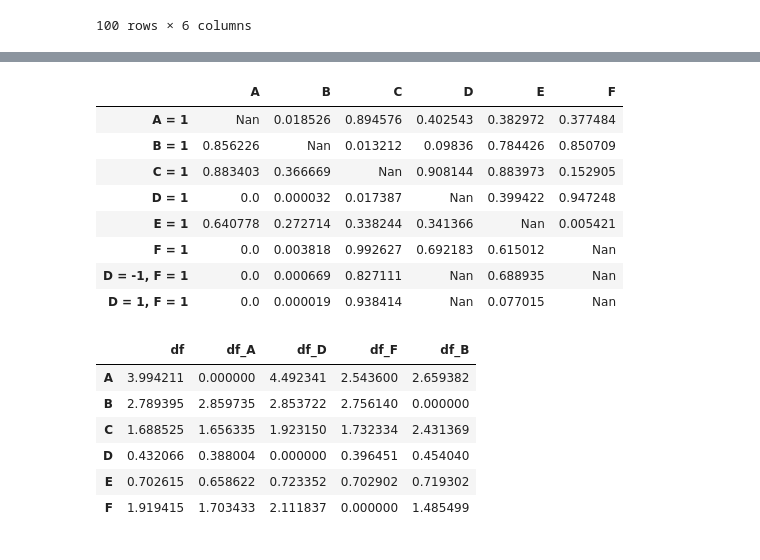
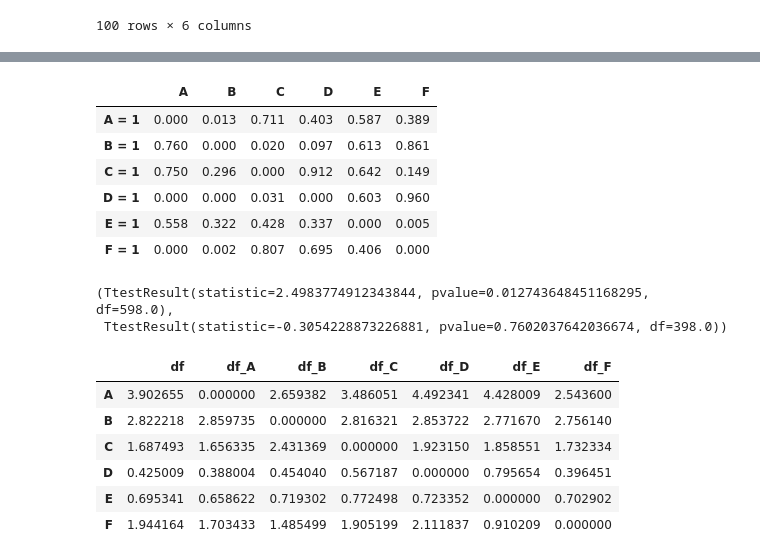
Before and after one commit to Villinger1999/BO-Mini-project, a Jupyter notebook: C-project/correlation.ipynb, the cells around one changed output, grey strips where cells are left out. Drawn from its saved outputs; the diff is of its cells as text; code cells hidden in the pictures.

```diff
--- a/C-project/correlation.ipynb
+++ b/C-project/correlation.ipynb
@@ -592,9 +488,10 @@ ttest_FA, ttest_FB, ttest_FD
 # %%
 ttest_AC = ttest_ind(df['A'], df_C['A']) # not significant
 ttest_BC = ttest_ind(df['B'], df_C['B']) # not significant
+ttest_CC = ttest_ind(df['C'], df_C['C']) # significant
 ttest_DC = ttest_ind(df['D'], df_C['D']) # not significant
 ttest_EC = ttest_ind(df['E'], df_C['E']) # not significant
-ttest_FC = ttest_ind(df['F'], df_C['F']) # significant
+ttest_FC = ttest_ind(df['F'], df_C['F']) # not significant
 
-ttest_AC, ttest_BC, ttest_DC, ttest_EC, ttest_FC
+ttest_AC, ttest_BC, ttest_CC, ttest_DC, ttest_EC, ttest_FC
 # %% [output]
@@ -605,0 +504,9 @@ ttest_AC, ttest_BC, ttest_DC, ttest_EC, ttest_FC
+# %%
+ttest_AD = ttest_ind(df['A'], df_D['A']) # significant
+ttest_BD = ttest_ind(df['B'], df_D['B']) # significant
+ttest_CD = ttest_ind(df['C'], df_D['C']) # significant
+ttest_DD = ttest_ind(df['D'], df_D['D']) # significant
+ttest_ED = ttest_ind(df['E'], df_D['E']) # not significant
+ttest_FD = ttest_ind(df['F'], df_D['F']) # not significant
+
+ttest_AD, ttest_BD, ttest_CD, ttest_DD, ttest_ED, ttest_FD
@@ -608,7 +522,8 @@ ttest_AE = ttest_ind(df['A'], df_E['A']) # not significant
 ttest_BE = ttest_ind(df['B'], df_E['B']) # not significant
 ttest_CE = ttest_ind(df['C'], df_E['C']) # significant
 ttest_DE = ttest_ind(df['D'], df_E['D']) # not significant
+ttest_EE = ttest_ind(df['E'], df_E['E']) # significant
 ttest_FE = ttest_ind(df['F'], df_E['F']) # significant
 
-ttest_AE, ttest_BE, ttest_CE, ttest_DE, ttest_FE
+ttest_AE, ttest_BE, ttest_CE, ttest_DE, ttest_EE, ttest_FE
 # %% [output]
@@ -619,0 +536,9 @@ ttest_AE, ttest_BE, ttest_CE, ttest_DE, ttest_FE
+# %%
+ttest_AF = ttest_ind(df['A'], df_F['A']) # significant
+ttest_BF = ttest_ind(df['B'], df_F['B']) # significant
+ttest_CF = ttest_ind(df['C'], df_F['C']) # not significant
+ttest_DF = ttest_ind(df['D'], df_F['D']) # not significant
+ttest_EF = ttest_ind(df['E'], df_F['E']) # not significant
+ttest_FF = ttest_ind(df['F'], df_F['F']) # significant
+
+ttest_AF, ttest_BF, ttest_CF, ttest_DF, ttest_EF, ttest_FF
@@ -644,24 +576,29 @@ ttest_D_FA, ttest_D_FB, ttest_D_FC, ttest_D_FE
 # %%
 # make a table containing all the pvalues from the t-test results
-table_ttest = pd.DataFrame({'A': ['Nan', ttest_AB.pvalue, ttest_AC.pvalue, ttest_AD.pvalue, ttest_AE.pvalue, ttest_AF.pvalue, ttest_D_FA.pvalue, ttest_DFA.pvalue],
-                            'B': [ttest_BA.pvalue, 'Nan', ttest_BC.pvalue, ttest_BD.pvalue, ttest_BE.pvalue, ttest_BF.pvalue, ttest_D_FB.pvalue, ttest_DFB.pvalue],
-                            'C': [ttest_CA.pvalue, ttest_CB.pvalue, 'Nan', ttest_CD.pvalue, ttest_CE.pvalue, ttest_CF.pvalue,  ttest_D_FC.pvalue, ttest_DFC.pvalue],
-                            'D': [ttest_DA.pvalue, ttest_DB.pvalue, ttest_DC.pvalue, 'Nan', ttest_DE.pvalue, ttest_DF.pvalue, 'Nan', 'Nan'],
-                            'E': [ttest_EA.pvalue, ttest_EB.pvalue, ttest_EC.pvalue, ttest_ED.pvalue, 'Nan', ttest_EF.pvalue, ttest_D_FE.pvalue, ttest_DFE.pvalue],
-                            'F': [ttest_FA.pvalue, ttest_FB.pvalue, ttest_FC.pvalue, ttest_FD.pvalue, ttest_FE.pvalue, 'Nan', 'Nan', 'Nan'],},
-                           index=['A = 1', 'B = 1', 'C = 1', 'D = 1', 'E = 1', 'F = 1', 'D = -1, F = 1', 'D = 1, F = 1'])
+table_ttest = pd.DataFrame({'A': [ttest_AA.pvalue, ttest_AB.pvalue, ttest_AC.pvalue, ttest_AD.pvalue, ttest_AE.pvalue, ttest_AF.pvalue],
+                            'B': [ttest_BA.pvalue, ttest_BB.pvalue, ttest_BC.pvalue, ttest_BD.pvalue, ttest_BE.pvalue, ttest_BF.pvalue],
+                            'C': [ttest_CA.pvalue, ttest_CB.pvalue, ttest_CC.pvalue, ttest_CD.pvalue, ttest_CE.pvalue, ttest_CF.pvalue],
+                            'D': [ttest_DA.pvalue, ttest_DB.pvalue, ttest_DC.pvalue, ttest_DD.pvalue, ttest_DE.pvalue, ttest_DF.pvalue],
+                            'E': [ttest_EA.pvalue, ttest_EB.pvalue, ttest_EC.pvalue, ttest_ED.pvalue, ttest_EE.pvalue, ttest_EF.pvalue],
+                            'F': [ttest_FA.pvalue, ttest_FB.pvalue, ttest_FC.pvalue, ttest_FD.pvalue, ttest_FE.pvalue, ttest_FF.pvalue],},
+                           index=['A = 1', 'B = 1', 'C = 1', 'D = 1', 'E = 1', 'F = 1'])
 
+#only show values with 3 decimal places
+table_ttest = table_ttest.round(3)
 table_ttest
 # %% [output]
 |  | A | B | C | D | E | F |
-| A = 1 | Nan | 0.018526 | 0.894576 | 0.402543 | 0.382972 | 0.377484 |
-| B = 1 | 0.856226 | Nan | 0.013212 | 0.09836 | 0.784426 | 0.850709 |
-| C = 1 | 0.883403 | 0.366669 | Nan | 0.908144 | 0.883973 | 0.152905 |
-| D = 1 | 0.0 | 0.000032 | 0.017387 | Nan | 0.399422 | 0.947248 |
-| E = 1 | 0.640778 | 0.272714 | 0.338244 | 0.341366 | Nan | 0.005421 |
-| F = 1 | 0.0 | 0.003818 | 0.992627 | 0.692183 | 0.615012 | Nan |
-| D = -1, F = 1 | 0.0 | 0.000669 | 0.827111 | Nan | 0.688935 | Nan |
-| D = 1, F = 1 | 0.0 | 0.000019 | 0.938414 | Nan | 0.077015 | Nan |
+| A = 1 | 0.000 | 0.013 | 0.711 | 0.403 | 0.587 | 0.389 |
+| B = 1 | 0.760 | 0.000 | 0.020 | 0.097 | 0.613 | 0.861 |
+| C = 1 | 0.750 | 0.296 | 0.000 | 0.912 | 0.642 | 0.149 |
+| D = 1 | 0.000 | 0.000 | 0.031 | 0.000 | 0.603 | 0.960 |
+| E = 1 | 0.558 | 0.322 | 0.428 | 0.337 | 0.000 | 0.005 |
+| F = 1 | 0.000 | 0.002 | 0.807 | 0.695 | 0.406 | 0.000 |
+# %%
+ttest_BA, ttest_AB
+# %% [output]
+(TtestResult(statistic=2.4983774912343844, pvalue=0.012743648451168295, df=598.0),
+ TtestResult(statistic=-0.3054228873226881, pvalue=0.7602037642036674, df=398.0))
 # %%
 # A ændrer sig mærkant når F sættes til 1, men F ændrer sig ikke mærkbart når A sættes til 1
 # B ændrer sig mærkant når både D og F sættes til 1, hverken D eller F ændrer sig mærkbart når B sættes til 1
@@ -669,14 +606,14 @@ table_ttest
 # Når E ændres til 1, ændre F sig significant
 # %%
 # make a table of the var of each column for each df_*
-table_var = pd.concat([df.var(), df_A.var(), df_D.var(), df_F.var(), df_B.var()], axis=1)
-table_var.columns = ['df', 'df_A', 'df_D', 'df_F', 'df_B']
+table_var = pd.concat([df.var(), df_A.var(), df_B.var(), df_C.var(), df_D.var(), df_E.var(), df_F.var()], axis=1)
+table_var.columns = ['df', 'df_A', 'df_B', 'df_C', 'df_D', 'df_E', 'df_F']
 table_var
 # %% [output]
-|  | df | df_A | df_D | df_F | df_B |
-| A | 3.994211 | 0.000000 | 4.492341 | 2.543600 | 2.659382 |
-| B | 2.789395 | 2.859735 | 2.853722 | 2.756140 | 0.000000 |
-| C | 1.688525 | 1.656335 | 1.923150 | 1.732334 | 2.431369 |
-| D | 0.432066 | 0.388004 | 0.000000 | 0.396451 | 0.454040 |
-| E | 0.702615 | 0.658622 | 0.723352 | 0.702902 | 0.719302 |
-| F | 1.919415 | 1.703433 | 2.111837 | 0.000000 | 1.485499 |
+|  | df | df_A | df_B | df_C | df_D | df_E | df_F |
+| A | 3.902655 | 0.000000 | 2.659382 | 3.486051 | 4.492341 | 4.428009 | 2.543600 |
+| B | 2.822218 | 2.859735 | 0.000000 | 2.816321 | 2.853722 | 2.771670 | 2.756140 |
+| C | 1.687493 | 1.656335 | 2.431369 | 0.000000 | 1.923150 | 1.858551 | 1.732334 |
+| D | 0.425009 | 0.388004 | 0.454040 | 0.567187 | 0.000000 | 0.795654 | 0.396451 |
+| E | 0.695341 | 0.658622 | 0.719302 | 0.772498 | 0.723352 | 0.000000 | 0.702902 |
+| F | 1.944164 | 1.703433 | 1.485499 | 1.905199 | 2.111837 | 0.910209 | 0.000000 |
```
Also changed, not shown: parts of 26 cells of this notebook.
